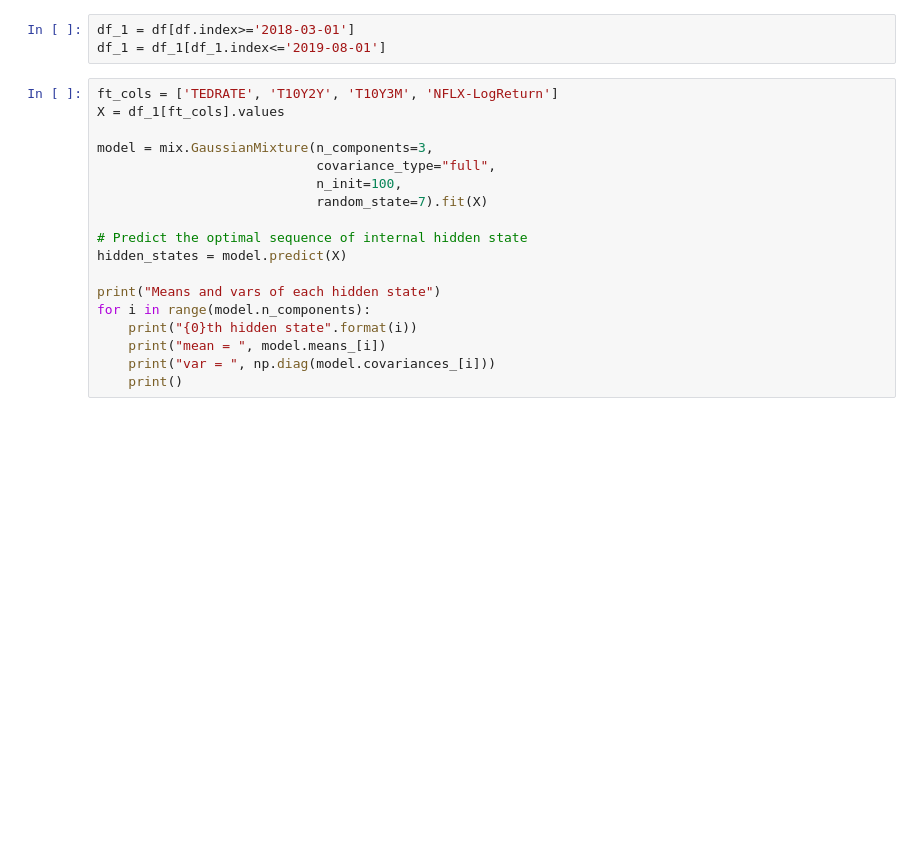
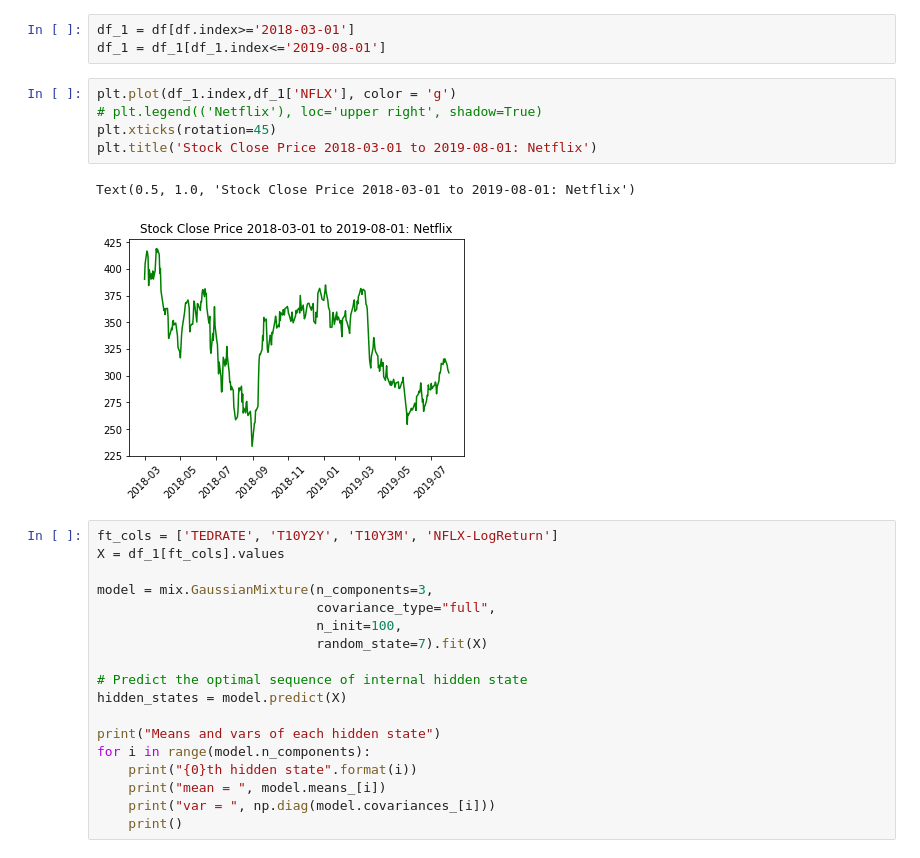
Before and after one commit to CoderBakaa/FRE7121-HMM, a Jupyter notebook: hmm_ted&3m&2y.ipynb, the cells around one changed output. Saved outputs shown, nothing was run; the diff lists cells and outputs as text; blank space fills up the shorter version.

```diff
--- a/hmm_ted&3m&2y.ipynb
+++ b/hmm_ted&3m&2y.ipynb
@@ -96,6 +96,14 @@ NFLX
 # %%
 df_1 = df[df.index>='2018-03-01']
 df_1 = df_1[df_1.index<='2019-08-01']
+# %%
+plt.plot(df_1.index,df_1['NFLX'], color = 'g')
+# plt.legend(('Netflix'), loc='upper right', shadow=True)
+plt.xticks(rotation=45)
+plt.title('Stock Close Price 2018-03-01 to 2019-08-01: Netflix')
+# %% [output]
+Text(0.5, 1.0, 'Stock Close Price 2018-03-01 to 2019-08-01: Netflix')
+[figure, added]
 # %%
 ft_cols = ['TEDRATE', 'T10Y2Y', 'T10Y3M', 'NFLX-LogReturn']
 X = df_1[ft_cols].values
```
Also changed, not shown: parts of 8 cells of this notebook, 1 other file.
